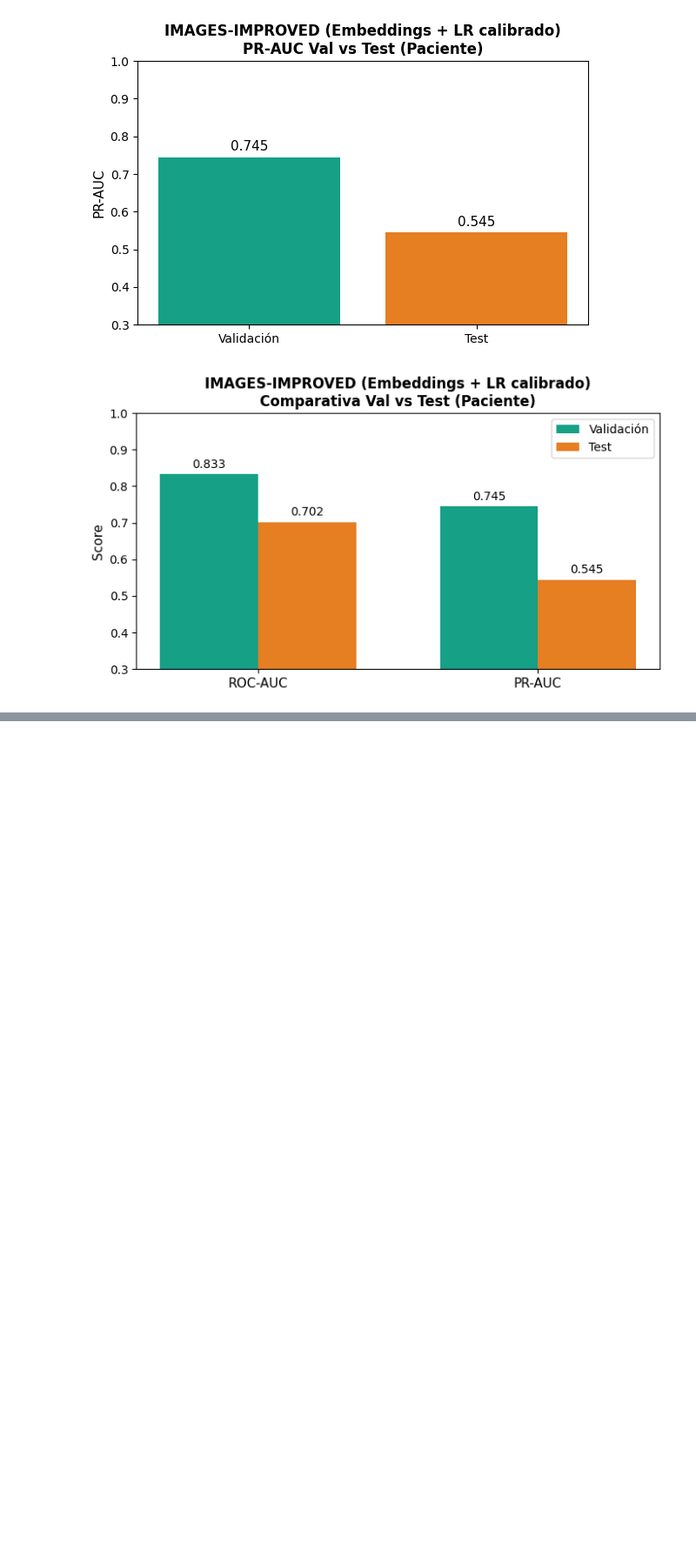
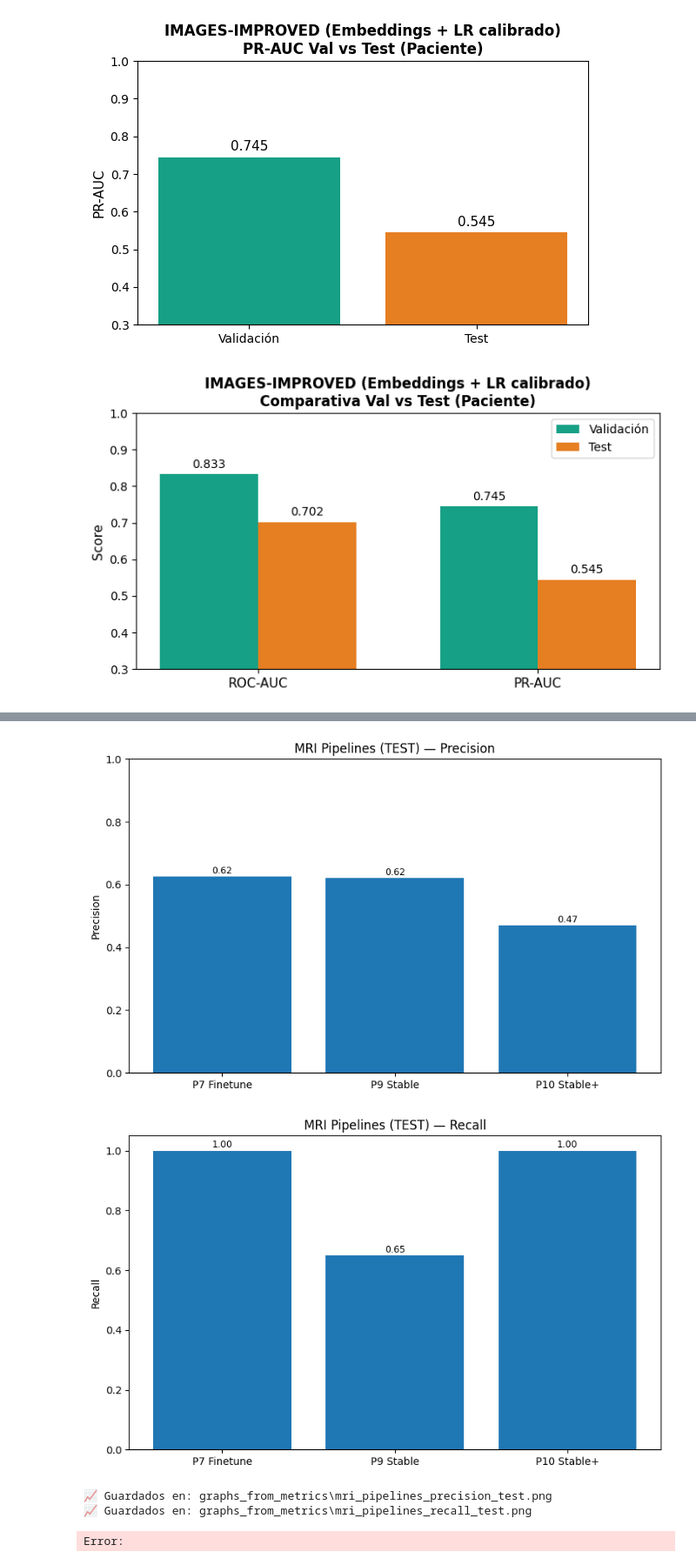
Before and after one commit to fran-eliot/cognitiva-ai, a Jupyter notebook: grafico.ipynb, the cells around one changed output, grey strips where cells are left out. Shown at 87% size. Saved outputs shown, nothing was run; the diff lists cells and outputs as text; code cells hidden in the pictures; blank space fills up the shorter version.

```diff
--- a/grafico.ipynb
+++ b/grafico.ipynb
@@ -176,0 +212,68 @@ plt.show()
+# %%
+# === Comparativa Precisión y Recall (TEST) para P7 / P9 / P10 ===
+# Valores usados (según tus resultados):
+# P7 (finetune B3):     Precision=0.625, Recall=1.00
+# P9 (stable):          Precision=0.62,  Recall=0.65
+# P10 (stable plus):    Precision=0.47,  Recall=1.00
+import matplotlib.pyplot as plt
+import numpy as np
+from pathlib import Path
+
+pipelines = ["P7 Finetune", "P9 Stable", "P10 Stable+"]
+precision_vals = [0.625, 0.62, 0.47]
+recall_vals    = [1.00, 0.65, 1.00]
+
+x = np.arange(len(pipelines))
+width = 0.35
+
+# Dónde guardar (ajusta si ya tienes OUT_DIR definido)
+try:
+    SAVE_DIR = Path(OUT_DIR) / "graphs_from_metrics"
+except NameError:
+    SAVE_DIR = Path("./graphs_from_metrics")
+SAVE_DIR.mkdir(parents=True, exist_ok=True)
+
+# --- Gráfico de Precisión ---
+fig1, ax1 = plt.subplots(figsize=(8,5))
+bars_p = ax1.bar(x, precision_vals)
+for b in bars_p:
+    h = b.get_height()
+    ax1.annotate(f"{h:.2f}", xy=(b.get_x()+b.get_width()/2, h),
+                 xytext=(0,3), textcoords="offset points",
+                 ha="center", fontsize=9)
+ax1.set_ylabel("Precision")
+ax1.set_title("MRI Pipelines (TEST) — Precision")
+ax1.set_xticks(x)
+ax1.set_xticklabels(pipelines)
+ax1.set_ylim(0, 1.0)
+plt.tight_layout()
+prec_path = SAVE_DIR / "mri_pipelines_precision_test.png"
+plt.savefig(prec_path, dpi=150)
+plt.show()
+
+# --- Gráfico de Recall ---
+fig2, ax2 = plt.subplots(figsize=(8,5))
+bars_r = ax2.bar(x, recall_vals)
+for b in bars_r:
+    h = b.get_height()
+    ax2.annotate(f"{h:.2f}", xy=(b.get_x()+b.get_width()/2, h),
+                 xytext=(0,3), textcoords="offset points",
+                 ha="center", fontsize=9)
+ax2.set_ylabel("Recall")
+ax2.set_title("MRI Pipelines (TEST) — Recall")
+ax2.set_xticks(x)
+ax2.set_xticklabels(pipelines)
+ax2.set_ylim(0, 1.05)
+plt.tight_layout()
+rec_path = SAVE_DIR / "mri_pipelines_recall_test.png"
+plt.savefig(rec_path, dpi=150)
+plt.show()
+
+print("📈 Guardados en:", prec_path)
+print("📈 Guardados en:", rec_path)
+# %% [output]
+[figure, added]
+[figure, added]
+📈 Guardados en: graphs_from_metrics\mri_pipelines_precision_test.png
+📈 Guardados en: graphs_from_metrics\mri_pipelines_recall_test.png
+Error:
```
Also changed, not shown: parts of 3 cells of this notebook, 14 other files.
